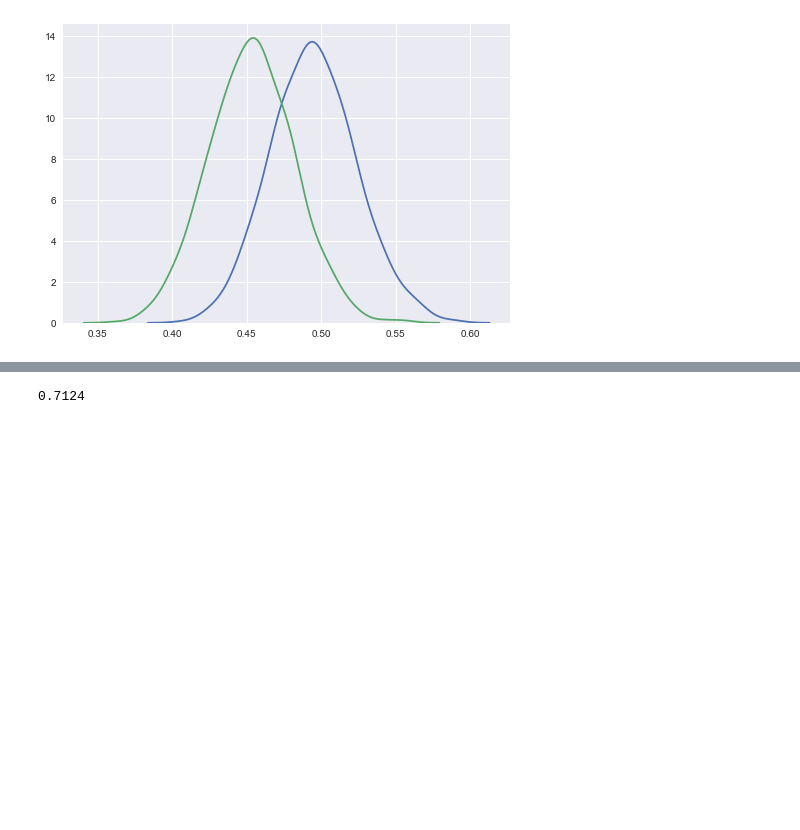
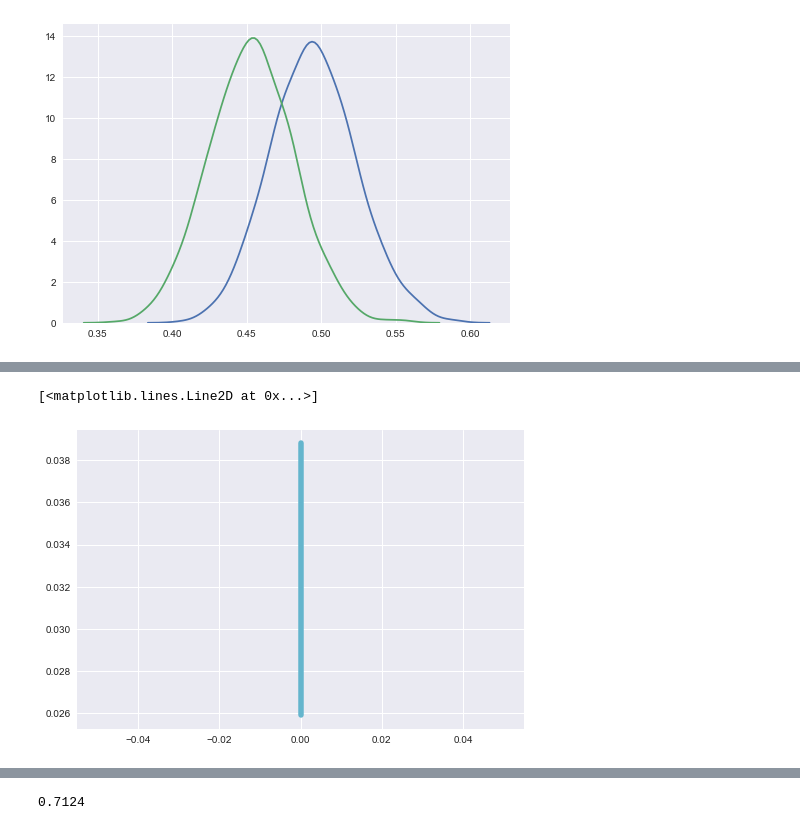
Before and after one commit to ljmartin/molrec, a Jupyter notebook: 3_time_split/figure.ipynb, the cells around one changed output, grey strips where cells are left out. Drawn from its saved outputs; the diff is of its cells as text; code cells hidden in the pictures; blank space fills up the shorter version.

```diff
--- a/3_time_split/figure.ipynb
+++ b/3_time_split/figure.ipynb
@@ -167,0 +251,18 @@ def plot(nn=False):
+# %%
+def simple_bootstrap(data, dist=scipy.stats.norm, n=1000, take = 350):
+        samples = np.random.choice(data, size=(n,take))
+        estimates = [dist.fit(i)[0] for i in samples]
+        return np.array(estimates)
+
+logit_ranks = logit(ranks / 243)
+bstrap = expit(simple_bootstrap(logit_ranks, scipy.stats.norm))
+
+ci = simple_ci(bstrap)
+
+jit = 0
+# %%
+fig, ax = plt.subplots()
+ax.plot([-jit,-jit], [ci[0], ci[1]], lw=5.5, c='C'+str(count),zorder=10)
+# %% [output]
+[<matplotlib.lines.Line2D at 0x...>]
+[figure, added]
```
Also changed, not shown: parts of 7 cells of this notebook, 11 other files.
